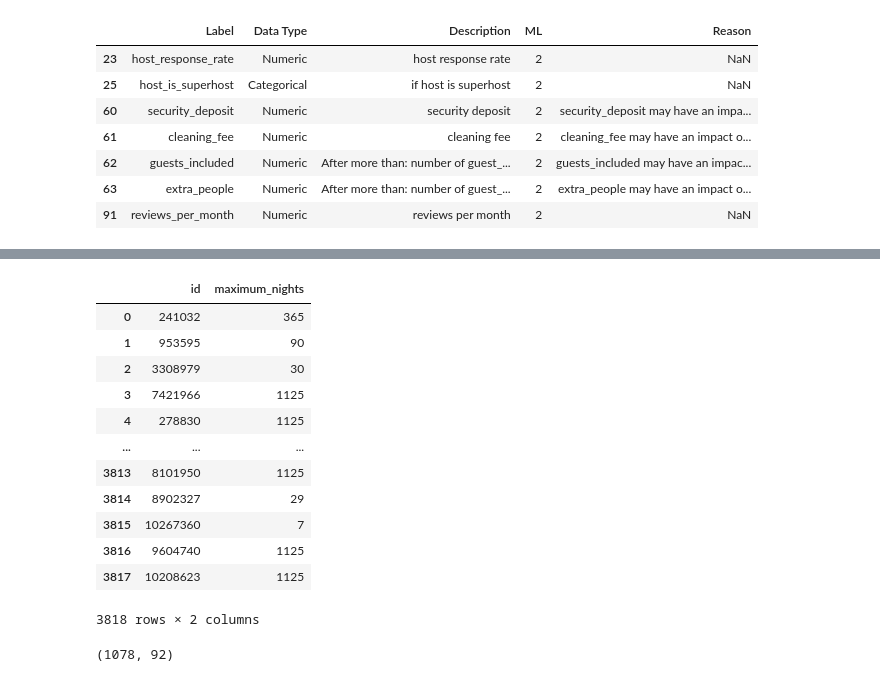
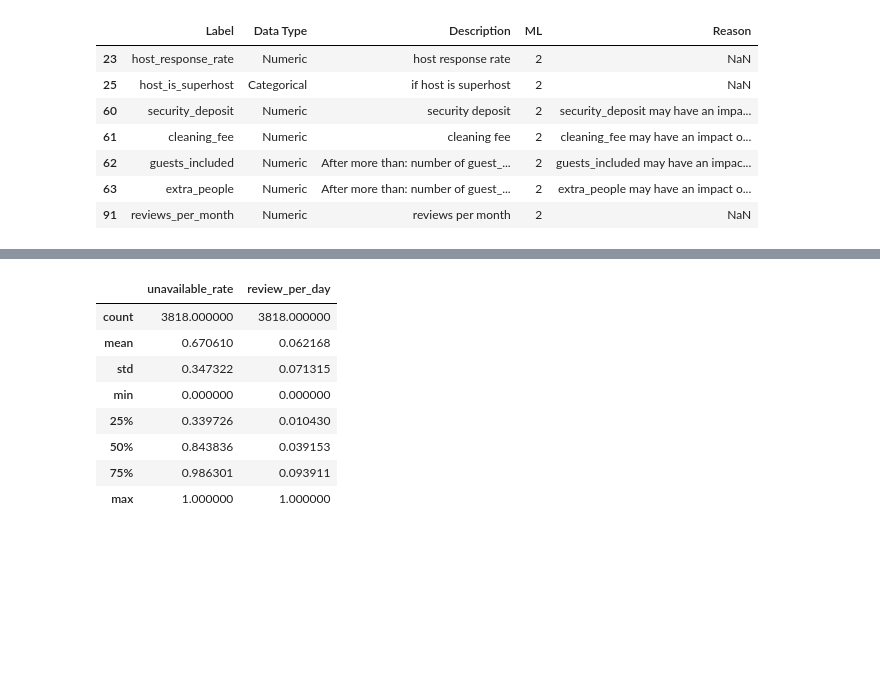
Before and after one commit to ZacksAmber/Kaggle-Seattle-Airbnb, a Jupyter notebook: Untitled.ipynb, the cells around one changed output, grey strips where cells are left out. Cells and saved outputs as stored; diff of their text form; code cells hidden in the pictures; blank space fills up the shorter version.

```diff
--- a/Untitled.ipynb
+++ b/Untitled.ipynb
@@ -329,5 +340,3 @@ listings_metadata[listings_metadata.ML == 2]
 | 62 | guests_included | Numeric | After more than: number of guest_... | 2 | guests_included may have an impac... |
 | 63 | extra_people | Numeric | After more than: number of guest_... | 2 | extra_people may have an impact o... |
 | 91 | reviews_per_month | Numeric | reviews per month | 2 | NaN |
-# %%
-calendar = parse_calender()
@@ -905,23 +342,0 @@ pandas.core.series.Series
-# %%
-# Review Rate
-"""
-SELECT
-    listing_id,
-    COUNT(listing_id) / DATEDIFF(20160104, MIN(date)) AS review_rate
-FROM review
-GROUP BY listing_id
-"""
-# Extract the first review date for each listing
-df = pd.DataFrame(review.groupby(by='listing_id')['date'].min())
-df.rename(columns={'date': 'first_date'}, inplace=True)
-
-# Define last scraped date
-
-today = pd.Timestamp(2016, 1, 4)
-df['last_scraped'] = today
-
-# Calculate the datediff
-df['datediff'] = df.last_scraped - df.first_date
-df['datediff'] = df['datediff'].dt.days
-# Calculate the Review Rate
-df['review_rate'] = review.groupby('listing_id').size() / df['datediff']
@@ -1054,20 +343,24 @@ Name: minimum_nights, Length: 3818, dtype: int64
-# %%
-listings.loc[:, ['id', 'maximum_nights']]
-# %% [output]
-|  | id | maximum_nights |
-| 0 | 241032 | 365 |
-| 1 | 953595 | 90 |
-| 2 | 3308979 | 30 |
-| 3 | 7421966 | 1125 |
-| 4 | 278830 | 1125 |
-| ... | ... | ... |
-| 3813 | 8101950 | 1125 |
-| 3814 | 8902327 | 29 |
-| 3815 | 10267360 | 7 |
-| 3816 | 9604740 | 1125 |
-| 3817 | 10208623 | 1125 |
-3818 rows × 2 columns
-# %%
-listings[listings.maximum_nights <= 90].shape
-# %% [output]
-(1078, 92)
+# %%
+"""
+SELECT listing_id, SUM(IF(available = 'f', 1, 0))
+FROM calendar
+GROUP BY listing_id
+"""
+func = lambda df: pd.Series({'unavailable_rate': sum(df.available == 't') / 365})
+df_unavailable_rate = pd.DataFrame(calendar.groupby('listing_id').apply(func))
+df_unavailable_rate
+
+df_unavilable_review = df_unavailable_rate.join(df_review_per_day, how='left')
+df_unavilable_review.review_per_day.fillna(value=0, inplace=True)
+
+df_unavilable_review.loc[:, ['unavailable_rate', 'review_per_day']].describe()
+# %% [output]
+|  | unavailable_rate | review_per_day |
+| count | 3818.000000 | 3818.000000 |
+| mean | 0.670610 | 0.062168 |
+| std | 0.347322 | 0.071315 |
+| min | 0.000000 | 0.000000 |
+| 25% | 0.339726 | 0.010430 |
+| 50% | 0.843836 | 0.039153 |
+| 75% | 0.986301 | 0.093911 |
+| max | 1.000000 | 1.000000 |
```
Also changed, not shown: parts of 68 cells of this notebook, 2 other files.
